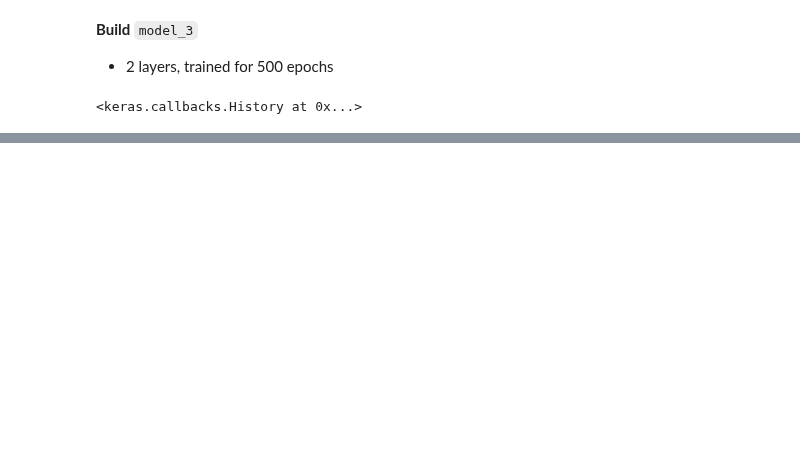
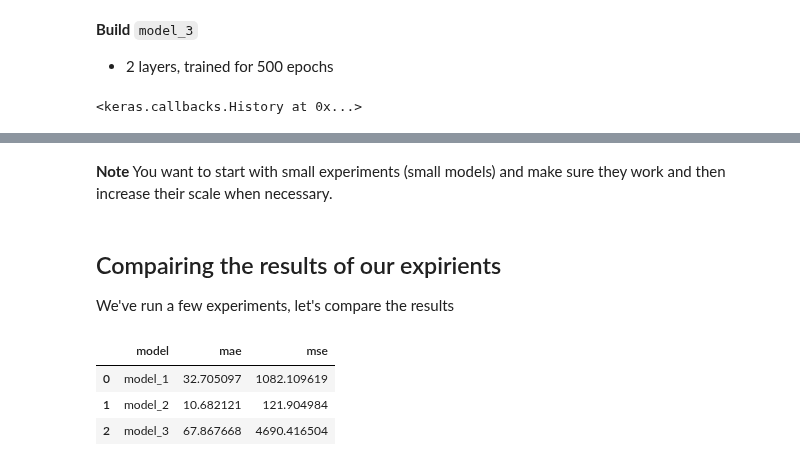
Before and after one commit to Rus-tam/tensorflow-complete-course, a Jupyter notebook: notebooks/01_neural_network_regression_with_tensorflow.ipynb, the cells around one changed output, grey strips where cells are left out. Drawn from its saved outputs; the diff is of its cells as text; code cells hidden in the pictures; blank space fills up the shorter version.

```diff
--- a/notebooks/01_neural_network_regression_with_tensorflow.ipynb
+++ b/notebooks/01_neural_network_regression_with_tensorflow.ipynb
@@ -599,0 +602,20 @@ mae_3, mse_3
+# %% [markdown]
+**Note** You want to start with small experiments (small models) and make sure they work and then increase their scale when necessary.
+# %% [markdown]
+## Compairing the results of our expirients
+
+We've run a few experiments, let's compare the results
+# %%
+# Let's compare our model's results using a pandas DataFrame
+import pandas as pd
+
+model_results = [['model_1', mae_1.numpy(), mse_1.numpy()],
+                 ['model_2', mae_2.numpy(), mse_2.numpy()],
+                 ['model_3', mae_3.numpy(), mse_3.numpy()]]
+all_results = pd.DataFrame(model_results, columns=['model', 'mae', 'mse'])
+all_results
+# %% [output]
+|  | model | mae | mse |
+| 0 | model_1 | 32.705097 | 1082.109619 |
+| 1 | model_2 | 10.682121 | 121.904984 |
+| 2 | model_3 | 67.867668 | 4690.416504 |
```
Also changed, not shown: parts of 18 cells of this notebook.
